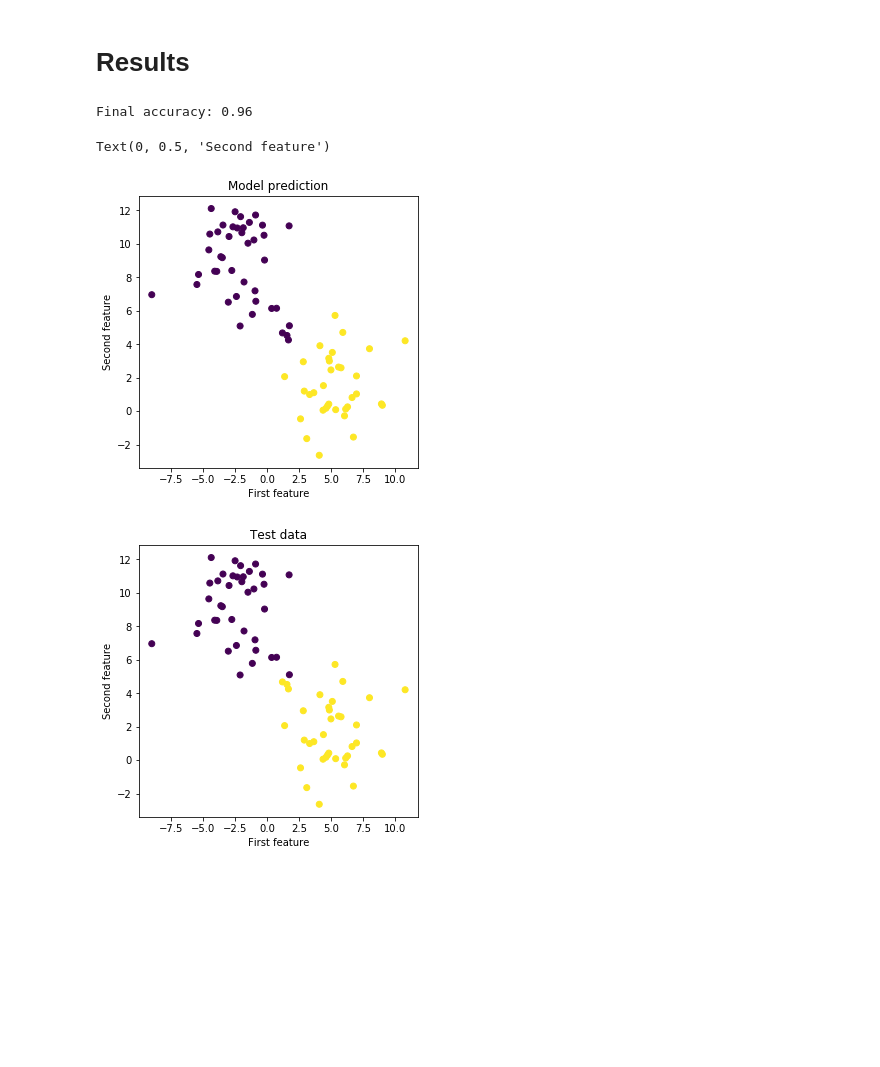
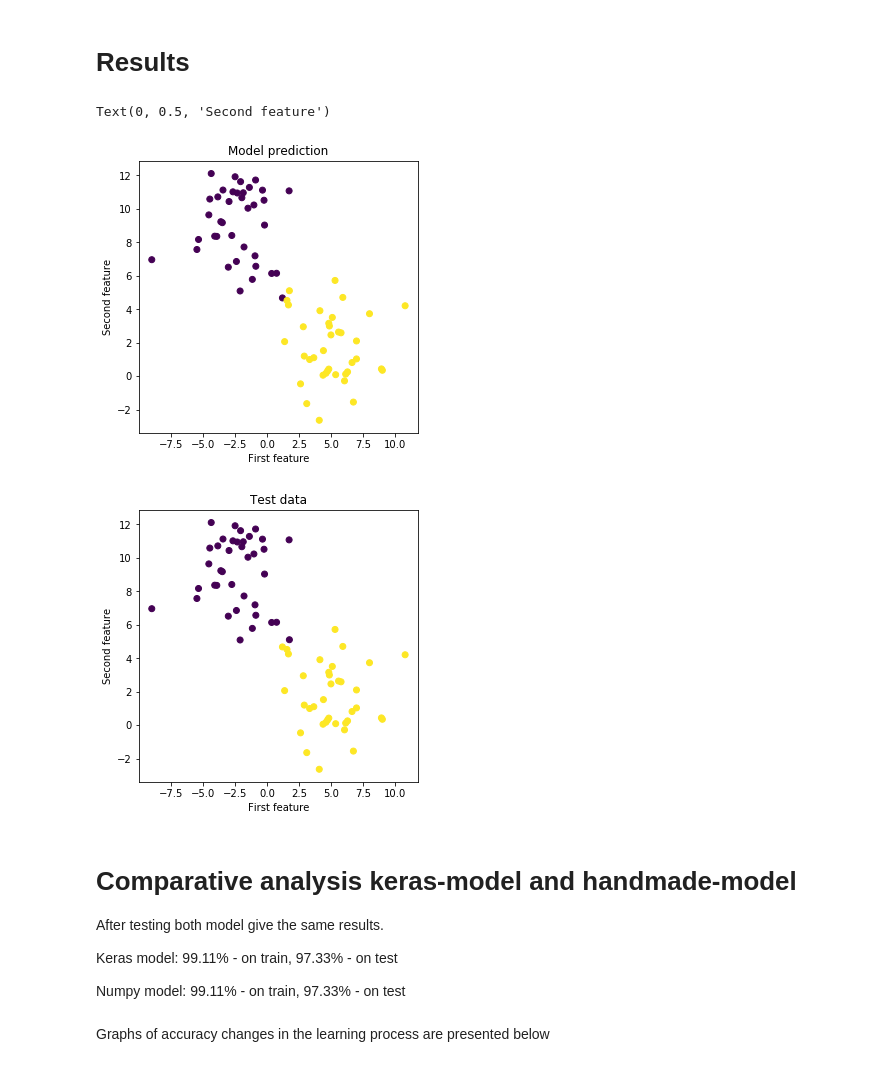
Before and after one commit to eukhenio/ds_school_2020, a Jupyter notebook: task 4/AvanesovArtem.ipynb, the cells around one changed output. Saved outputs shown, nothing was run; the diff lists cells and outputs as text; code cells hidden in the pictures; blank space fills up the shorter version.

Commit message:
Change loss and add comparative analysis

```diff
--- a/task 4/AvanesovArtem.ipynb
+++ b/task 4/AvanesovArtem.ipynb
@@ -39,7 +39,7 @@ from keras.models import Sequential
 model = Sequential()
 model.add(Dense(units=3, input_dim=2, activation='sigmoid'))
 model.add(Dense(units=1, activation='sigmoid'))
-model.compile(optimizer='sgd', loss='mse', metrics=['accuracy'])
+model.compile(optimizer='sgd', loss='binary_crossentropy', metrics=['accuracy'])
 
 model.summary()
 # %% [output]
@@ -60,7 +60,7 @@ _________________________________________________________________
 # %%
 history = model.fit(X_train, y_train,
                     batch_size=30,
-                    epochs=150,
+                    epochs=100,
                     validation_data=(X_test, y_test))
 # %% [output]
 Train on 225 samples, validate on 75 samples
@@ -108,23 +113,29 @@ plt.legend(['Train', 'Test'], loc='upper left')
 # %%
 y_pred = model.predict(X_test)
 y_classes = y_pred >= 0.5
 y_classes = y_classes[:,0]
-acc = (y_classes == y_test).mean()
-print("Final accuracy: {}".format(acc))
 
 plt.figure(figsize=(5,5))
 plt.title("Model prediction")
 plt.scatter(X_test[:,0], X_test[:,1], c = y_classes)
 plt.xlabel("First feature")
 plt.ylabel("Second feature")
 
 plt.figure(figsize=(5,5))
 plt.title("Test data")
 plt.scatter(X_test[:,0], X_test[:,1], c = y_test)
 plt.xlabel("First feature")
 plt.ylabel("Second feature")
 # %% [output]
-Final accuracy: 0.96
+Text(0, 0.5, 'Second feature')
-Text(0, 0.5, 'Second feature')
-[figure, old version]
+[figure, new version]
 [figure]
+# %% [markdown]
+# Comparative analysis keras-model and handmade-model
+After testing both model give the same results.
+
+Keras model: 99.11% - on train, 97.33% - on test
+
+Numpy model: 99.11% - on train, 97.33% - on test
+# %% [markdown]
+Graphs of accuracy changes in the learning process are presented below
```
Also changed, not shown: parts of 6 cells of this notebook.
